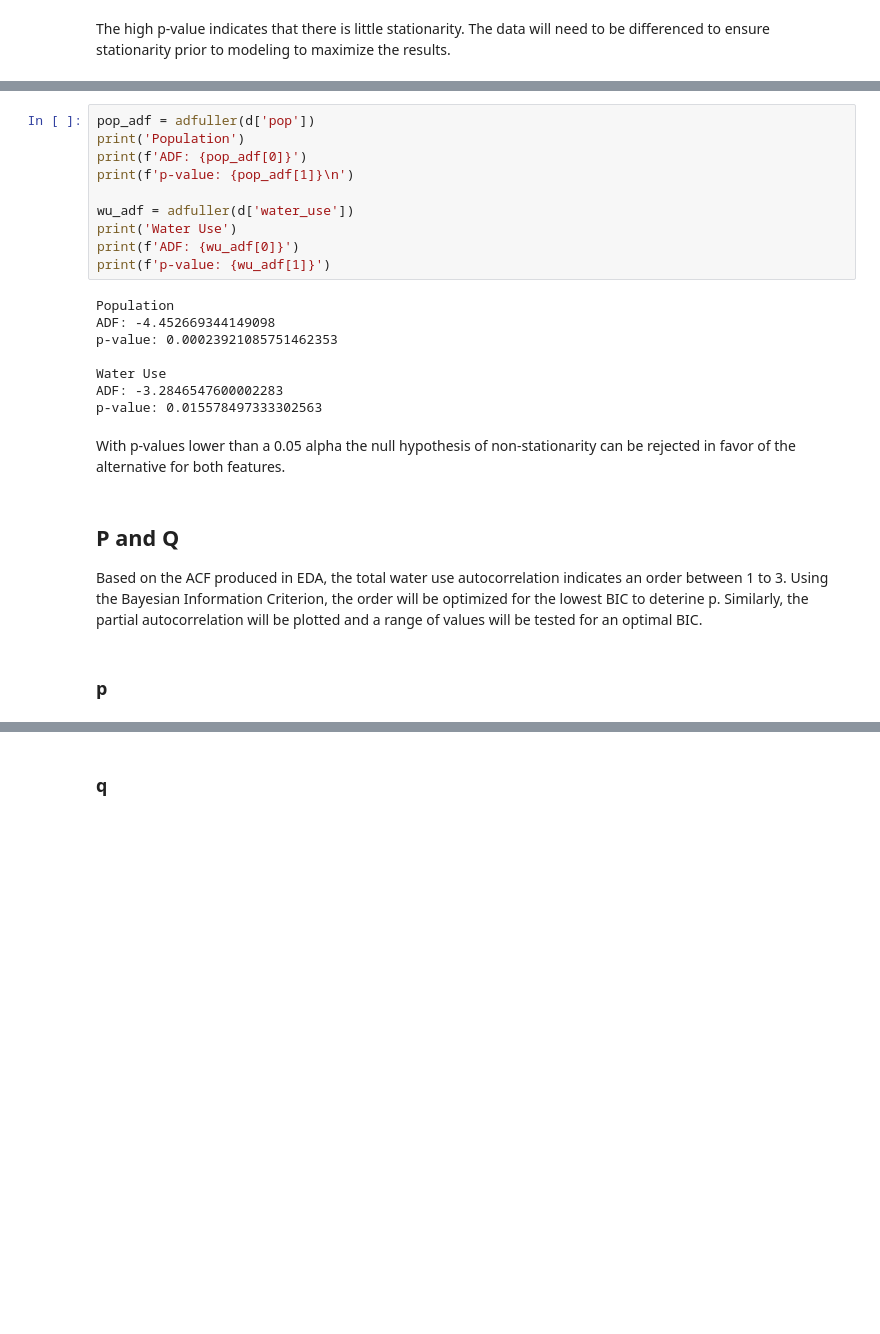
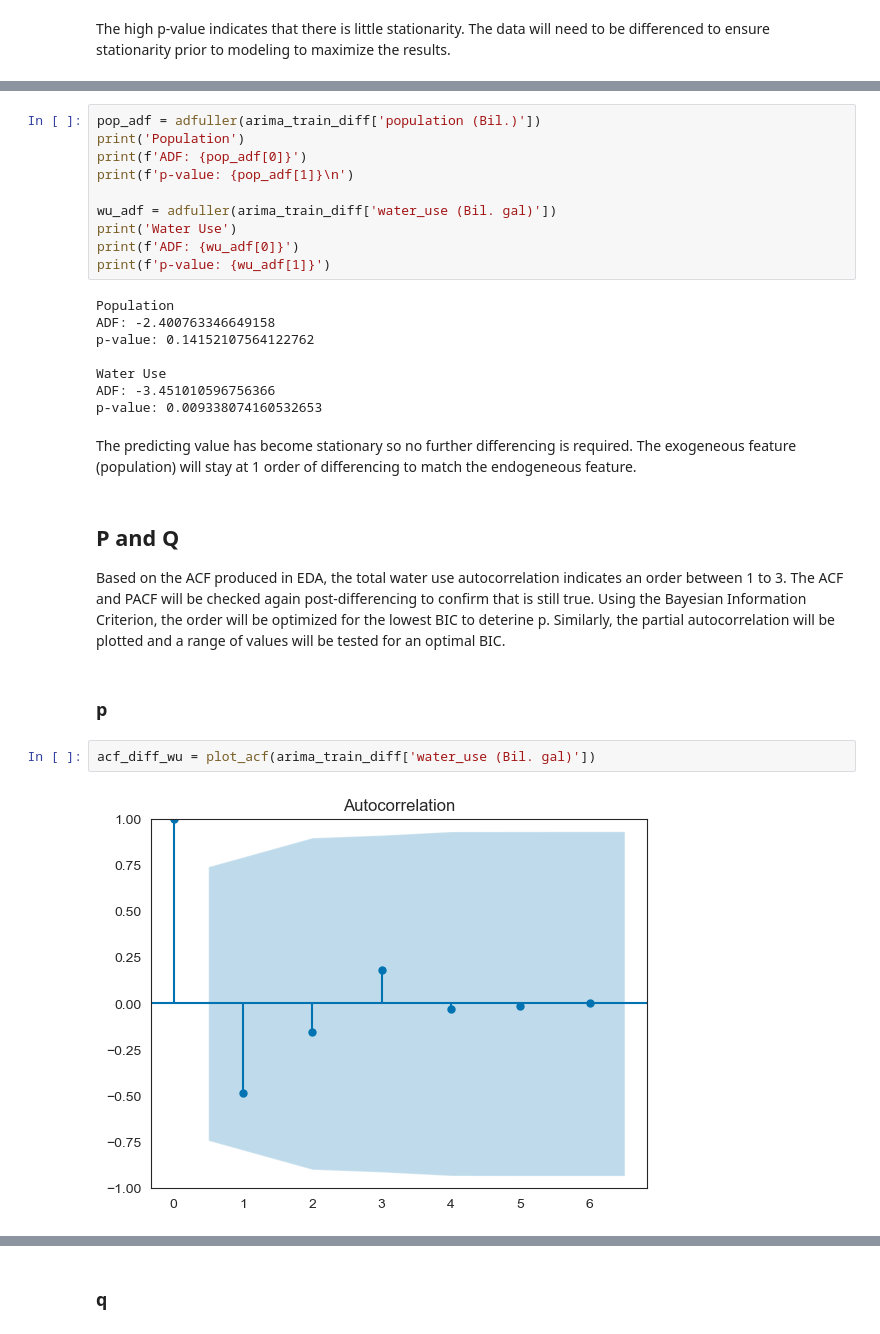
Before and after one commit to jpjavier23/michigan_water_use, a Jupyter notebook: michigan_water_use.ipynb, the cells around one changed output, grey strips where cells are left out. Drawn from its saved outputs; the diff is of its cells as text; blank space fills up the shorter version.

```diff
--- a/michigan_water_use.ipynb
+++ b/michigan_water_use.ipynb
@@ -1151,26 +1176,30 @@ data.plot()
 # %%
-pop_adf = adfuller(d['pop'])
+pop_adf = adfuller(arima_train_diff['population (Bil.)'])
 print('Population')
 print(f'ADF: {pop_adf[0]}')
 print(f'p-value: {pop_adf[1]}\n')
 
-wu_adf = adfuller(d['water_use'])
+wu_adf = adfuller(arima_train_diff['water_use (Bil. gal)'])
 print('Water Use')
 print(f'ADF: {wu_adf[0]}')
 print(f'p-value: {wu_adf[1]}')
 # %% [output]
 Population
-ADF: -4.452669344149098
-p-value: 0.00023921085751462353
+ADF: -2.400763346649158
+p-value: 0.14152107564122762
 
 Water Use
-ADF: -3.2846547600002283
-p-value: 0.015578497333302563
+ADF: -3.451010596756366
+p-value: 0.009338074160532653
-# %% [markdown]
-With p-values lower than a 0.05 alpha the null hypothesis of non-stationarity can be rejected in favor of the alternative for both features.
+# %% [markdown]
+The predicting value has become stationary so no further differencing is required. The exogeneous feature (population) will stay at 1 order of differencing to match the endogeneous feature.
 # %% [markdown]
 ## P and Q
 
-Based on the ACF produced in EDA, the total water use autocorrelation indicates an order between 1 to 3. Using the Bayesian Information Criterion, the order will be optimized for the lowest BIC to deterine p. Similarly, the partial autocorrelation will be plotted and a range of values will be tested for an optimal BIC.
+Based on the ACF produced in EDA, the total water use autocorrelation indicates an order between 1 to 3. The ACF and PACF will be checked again post-differencing to confirm that is still true. Using the Bayesian Information Criterion, the order will be optimized for the lowest BIC to deterine p. Similarly, the partial autocorrelation will be plotted and a range of values will be tested for an optimal BIC.
 # %% [markdown]
 ### p
+# %%
+acf_diff_wu = plot_acf(arima_train_diff['water_use (Bil. gal)'])
+# %% [output]
+[figure, added]
```
Also changed, not shown: parts of 44 cells of this notebook.
